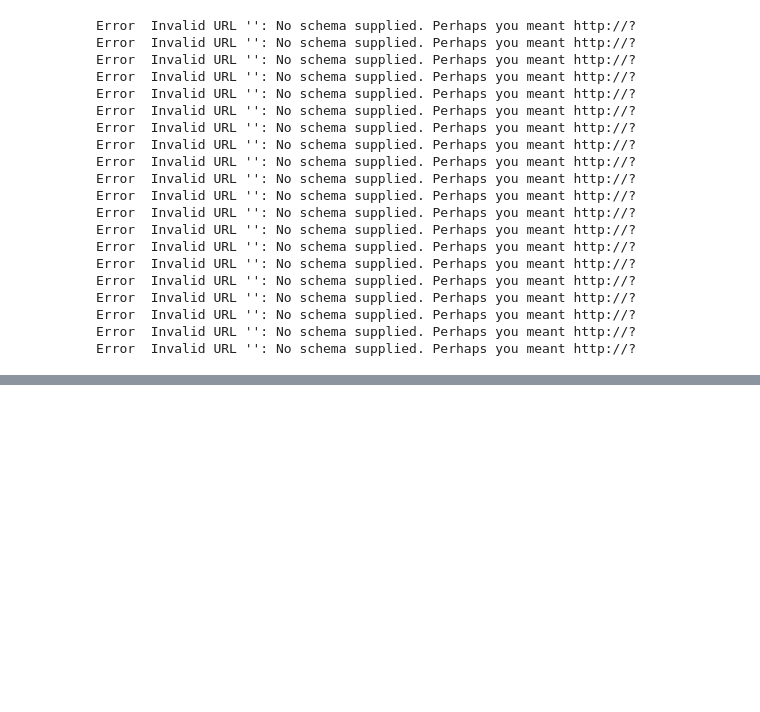
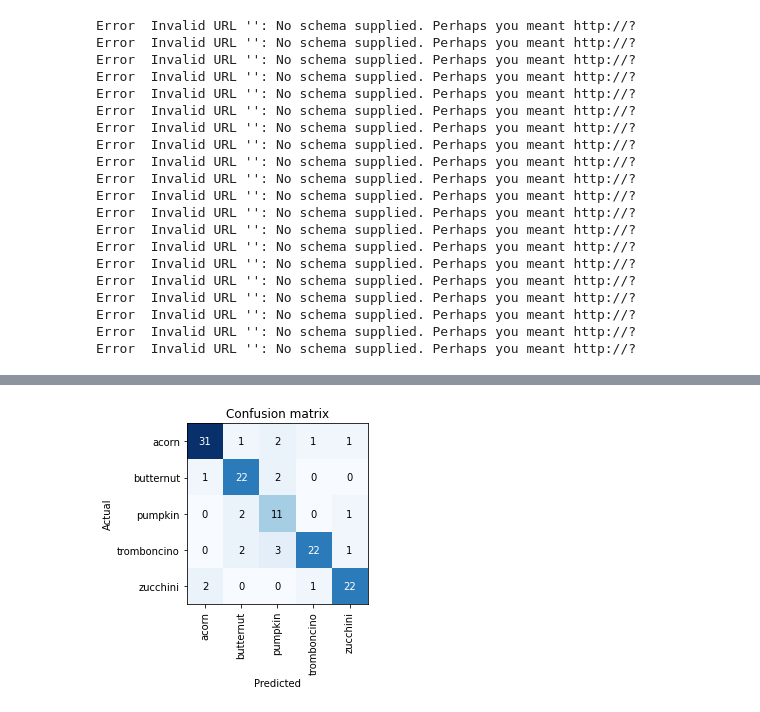
Before and after one commit to wcneill/fastai-homework, a Jupyter notebook: lesson2.ipynb, the cells around one changed output, grey strips where cells are left out. Saved outputs shown, nothing was run; the diff lists cells and outputs as text; code cells hidden in the pictures; blank space fills up the shorter version.

```diff
--- a/lesson2.ipynb
+++ b/lesson2.ipynb
@@ -154,0 +158,2 @@ Subclasses:
+# %%
+learner.fit_one_cycle(4, max_lr=slice(1e-3, 1e-1))
@@ -154,0 +168,3 @@ Subclasses:
+# %%
+# Let's take a look at how our learner is doing:
+interp = ClassificationInterpretation.from_learner(learner)
@@ -154,0 +173,4 @@ Subclasses:
+# %%
+interp.plot_confusion_matrix()
+# %% [output]
+[figure, added]
```
Also changed, not shown: parts of 18 cells of this notebook.
